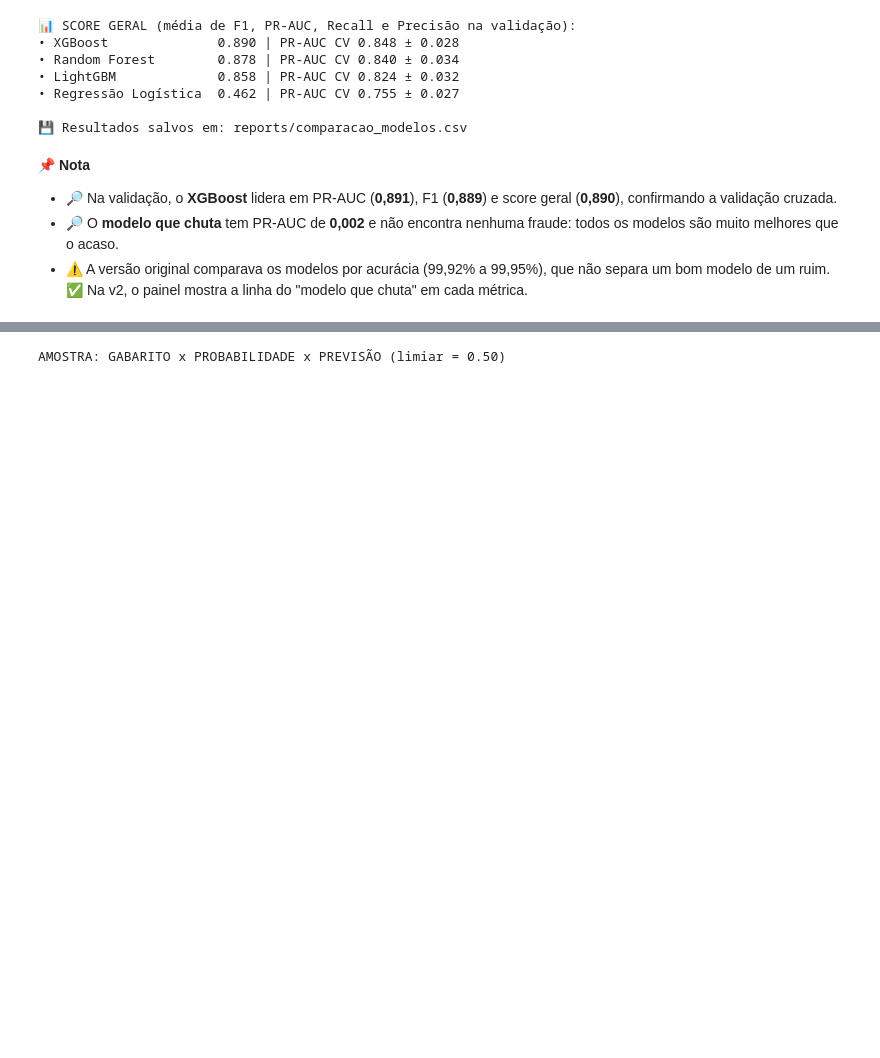
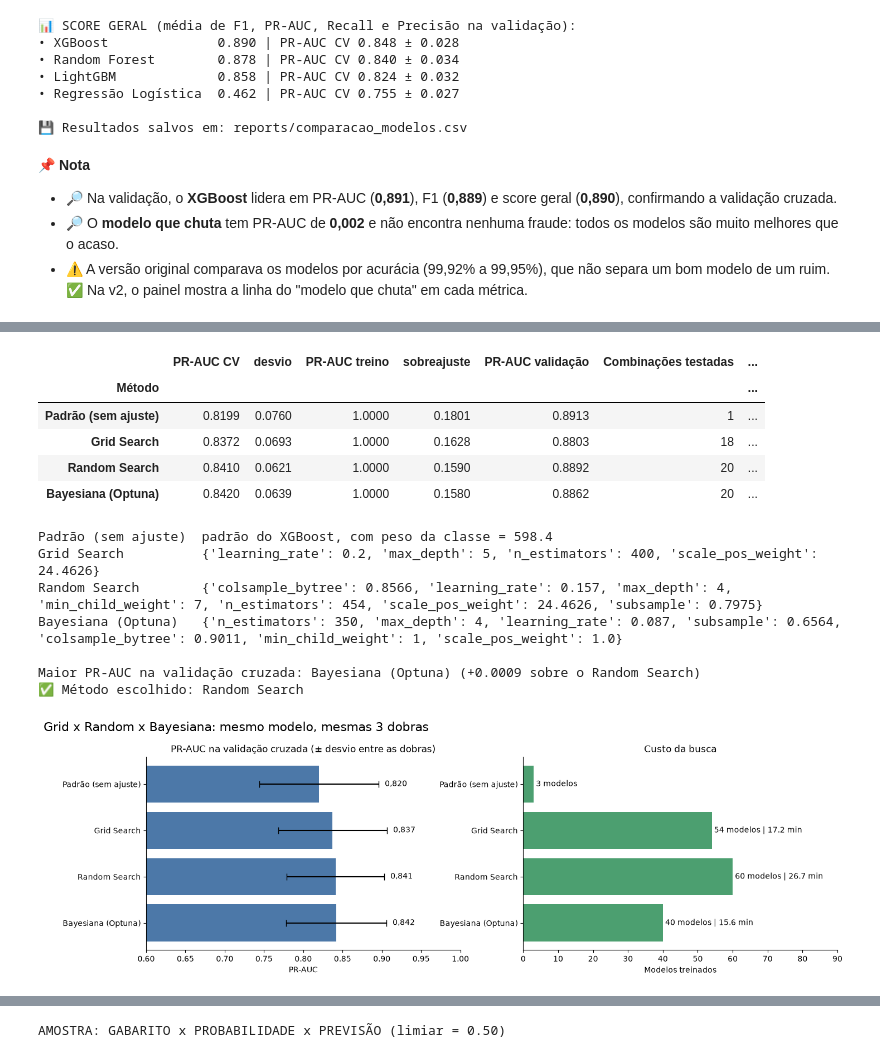
Before and after one commit to RafaelSilva89/Detectando_Fraudes_em_Transferencias_Bancarias, a Jupyter notebook: Notebooks/Detectando Fraudes em Transferências Bancárias - v2.ipynb, the cells around one changed output, grey strips where cells are left out. Saved outputs shown, nothing was run; the diff lists cells and outputs as text; code cells hidden in the pictures; blank space fills up the shorter version.

```diff
--- a/Notebooks/Detectando Fraudes em Transferências Bancárias - v2.ipynb
+++ b/Notebooks/Detectando Fraudes em Transferências Bancárias - v2.ipynb
@@ -1040,0 +1231,64 @@ Busca (XGBoost) concluída em 18.2 min | melhor PR-AUC (CV): 0.8410
+# %%
+cv_padrao = cross_validate(clone(modelos[melhor_modelo]), X_train, y_train, cv=cv_busca, scoring='average_precision',
+                           return_train_score=True)
+parametros_por_metodo = {'Grid Search': grid.best_params_, 'Random Search': busca.best_params_,
+                         'Bayesiana (Optuna)': espacos_optuna[melhor_modelo](estudo.best_trial)}
+estimadores = {'Padrão (sem ajuste)': modelos[melhor_modelo], 'Grid Search': grid.best_estimator_, 'Random Search': busca.best_estimator_,
+               'Bayesiana (Optuna)': clone(modelos[melhor_modelo]).set_params(**parametros_por_metodo['Bayesiana (Optuna)']).fit(X_train, y_train)}
+linhas = [{'Método': 'Padrão (sem ajuste)', 'Melhor score (CV)': cv_padrao['test_score'].mean(), 'Desvio entre dobras': cv_padrao['test_score'].std(),
+           'Score no treino': cv_padrao['train_score'].mean(), 'Combinações testadas': 1, 'Modelos treinados': cv_busca.get_n_splits(),
+           'Tempo (s)': np.nan, 'Melhores hiperparâmetros': f'padrão do {melhor_modelo}, com peso da classe = {proporcao:.1f}'},
+          resumo_sklearn('Grid Search', grid, tempo_grid), resumo_sklearn('Random Search', busca, tempo_random),
+          resumo_optuna('Bayesiana (Optuna)', estudo, tempo_optuna, cv_busca.get_n_splits())]
+comparacao_busca = pd.DataFrame(linhas).set_index('Método').rename(columns={
+    'Melhor score (CV)': 'PR-AUC CV', 'Desvio entre dobras': 'desvio', 'Score no treino': 'PR-AUC treino'})
+comparacao_busca['sobreajuste'] = comparacao_busca['PR-AUC treino'] - comparacao_busca['PR-AUC CV']
+comparacao_busca['PR-AUC validação'] = [average_precision_score(y_val, m.predict_proba(X_val)[:, 1]) for m in estimadores.values()]
+comparacao_busca['Tempo (min)'] = comparacao_busca['Tempo (s)'] / 60
+colunas_tabela = ['PR-AUC CV', 'desvio', 'PR-AUC treino', 'sobreajuste', 'PR-AUC validação', 'Combinações testadas', 'Modelos treinados', 'Tempo (min)']
+display(comparacao_busca[colunas_tabela].style.format({c: '{:.4f}' for c in colunas_tabela[:5]} | {'Tempo (min)': '{:.1f}'}, na_rep='–')
+        .highlight_max(subset=['PR-AUC CV'], color='#C8E6C9'))
+for metodo, parametros in comparacao_busca['Melhores hiperparâmetros'].items():
+    print(f'{metodo:20s}', {k: round(float(v), 4) if isinstance(v, float) else v for k, v in parametros.items()} if isinstance(parametros, dict) else parametros)
+
+# Escolha: maior PR-AUC da validação cruzada, com a regra do desvio entre as dobras
+ajustados = comparacao_busca.drop('Padrão (sem ajuste)')
+vencedor = ajustados['PR-AUC CV'].idxmax()
+ganho_sobre_random = ajustados.loc[vencedor, 'PR-AUC CV'] - ajustados.loc['Random Search', 'PR-AUC CV']
+metodo_escolhido = vencedor if (vencedor == 'Random Search' or ganho_sobre_random >= ajustados.loc[vencedor, 'desvio']) else 'Random Search'
+melhor_estimador = estimadores[metodo_escolhido]
+melhor_score_cv = float(comparacao_busca.loc[metodo_escolhido, 'PR-AUC CV'])
+melhores_params = parametros_por_metodo[metodo_escolhido]
+print(f'\nMaior PR-AUC na validação cruzada: {vencedor} ({ganho_sobre_random:+.4f} sobre o Random Search)')
+print(f'✅ Método escolhido: {metodo_escolhido}')
+
+fig, axs = plt.subplots(1, 2, figsize=(16, 4.5))
+ordem = comparacao_busca.index
+axs[0].barh(ordem, comparacao_busca['PR-AUC CV'], xerr=comparacao_busca['desvio'], color=COR_LEGITIMA, capsize=4)
+axs[0].bar_label(axs[0].containers[1], labels=[f'{v:.3f}'.replace('.', ',') for v in comparacao_busca['PR-AUC CV']], padding=8)
+axs[0].set(xlim=(0.6, 1.0), title='PR-AUC na validação cruzada (± desvio entre as dobras)', xlabel='PR-AUC')
+axs[1].barh(ordem, comparacao_busca['Modelos treinados'], color='#4C9F70')
+axs[1].bar_label(axs[1].containers[0], labels=[f'{n} modelos' + (f' | {t:.1f} min' if t == t else '') for n, t in
+                                               zip(comparacao_busca['Modelos treinados'], comparacao_busca['Tempo (min)'])], padding=3)
+axs[1].set(title='Custo da busca', xlabel='Modelos treinados', xlim=(0, comparacao_busca['Modelos treinados'].max() * 1.5))
+for ax in axs:
+    ax.invert_yaxis()
+sns.despine()
+titulo('Grid x Random x Bayesiana: mesmo modelo, mesmas 3 dobras')
+salvar('Comparacao dos metodos de busca')
+plt.show()
+# %% [output]
+|  | PR-AUC CV | desvio | PR-AUC treino | sobreajuste | PR-AUC validação | Combinações testadas | ... |
+| Método |  |  |  |  |  |  | ... |
+| Padrão (sem ajuste) | 0.8199 | 0.0760 | 1.0000 | 0.1801 | 0.8913 | 1 | ... |
+| Grid Search | 0.8372 | 0.0693 | 1.0000 | 0.1628 | 0.8803 | 18 | ... |
+| Random Search | 0.8410 | 0.0621 | 1.0000 | 0.1590 | 0.8892 | 20 | ... |
+| Bayesiana (Optuna) | 0.8420 | 0.0639 | 1.0000 | 0.1580 | 0.8862 | 20 | ... |
+Padrão (sem ajuste)  padrão do XGBoost, com peso da classe = 598.4
+Grid Search          {'learning_rate': 0.2, 'max_depth': 5, 'n_estimators': 400, 'scale_pos_weight': 24.4626}
+Random Search        {'colsample_bytree': 0.8566, 'learning_rate': 0.157, 'max_depth': 4, 'min_child_weight': 7, 'n_estimators': 454, 'scale_pos_weight': 24.4626, 'subsample': 0.7975}
+Bayesiana (Optuna)   {'n_estimators': 350, 'max_depth': 4, 'learning_rate': 0.087, 'subsample': 0.6564, 'colsample_bytree': 0.9011, 'min_child_weight': 1, 'scale_pos_weight': 1.0}
+
+Maior PR-AUC na validação cruzada: Bayesiana (Optuna) (+0.0009 sobre o Random Search)
+✅ Método escolhido: Random Search
+[figure, added]
```
Also changed, not shown: parts of 47 cells of this notebook, 18 other files.
